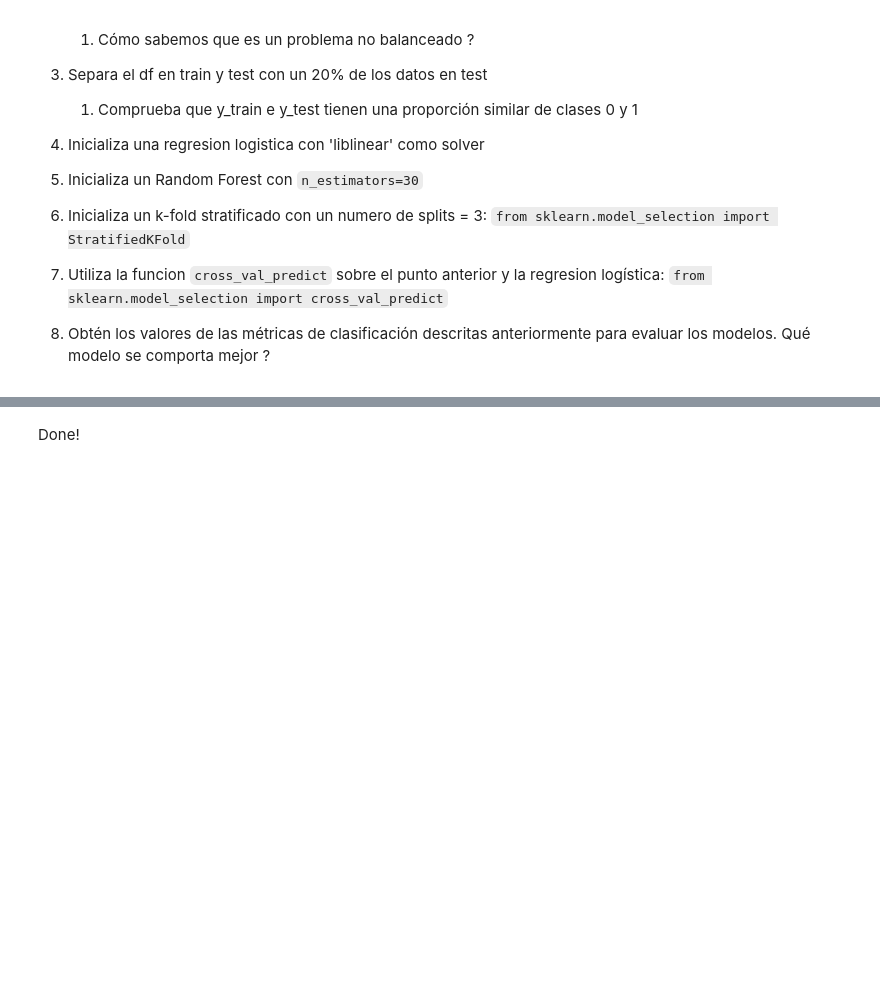
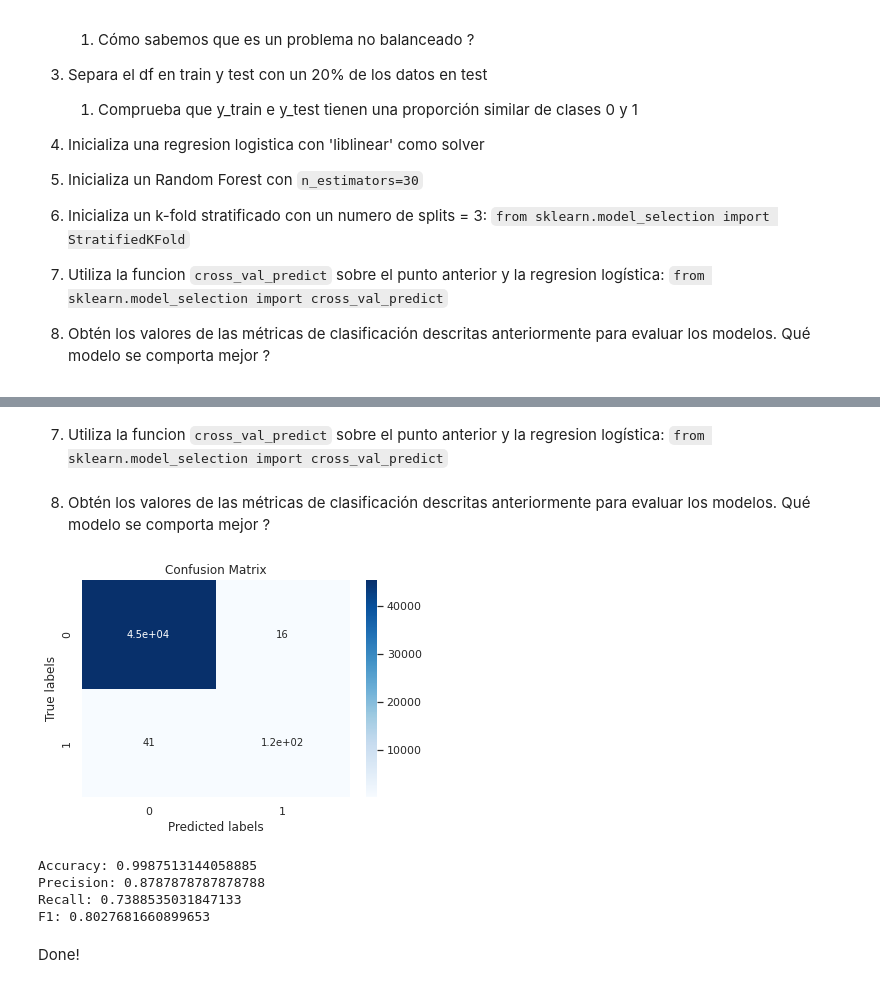
Before and after one commit to llublad/MUSI-AA, a Jupyter notebook: musi-aa-modulo1/W4/practica/3 - Metricas.ipynb, the cells around one changed output, grey strips where cells are left out. Saved outputs shown, nothing was run; the diff lists cells and outputs as text; code cells hidden in the pictures; blank space fills up the shorter version.

```diff
--- a/musi-aa-modulo1/W4/practica/3 - Metricas.ipynb
+++ b/musi-aa-modulo1/W4/practica/3 - Metricas.ipynb
@@ -505,2 +587,46 @@ En el fichero `data/credicard.csv` encontraremos un dataset sobre transacciones
+# %%
+from sklearn.model_selection import StratifiedKFold
+
+cv = StratifiedKFold(n_splits=3)
+# %% [markdown]
+7. Utiliza la funcion `cross_val_predict` sobre el punto anterior y la regresion logística: `from sklearn.model_selection import cross_val_predict`
+# %%
+from sklearn.model_selection import cross_val_predict
+
+y_pred = cross_val_predict(estimator=lr, X=X_train, y=y_train, cv=cv)
+# %% [markdown]
+8. Obtén los valores de las métricas de clasificación descritas anteriormente para evaluar los modelos. Qué modelo se comporta mejor ?
+# %%
+from sklearn.metrics import confusion_matrix
+cm = confusion_matrix(y_train, y_pred)
+# %%
+def plot_confusion_matrix(cm, labels=['0', '1']):
+    ax = plt.subplot()
+    sns.heatmap(cm, annot=True, ax = ax, cmap='Blues')
+
+    # labels, title and ticks
+    ax.set_xlabel('Predicted labels')
+    ax.set_ylabel('True labels')
+    if labels:
+        ax.xaxis.set_ticklabels(labels)
+        ax.yaxis.set_ticklabels(labels)
+
+    ax.set_title('Confusion Matrix')
+# %%
+plot_confusion_matrix(cm)
+# %% [output]
+[figure, added]
+# %%
+from sklearn.metrics import accuracy_score, precision_score, recall_score, f1_score
+
+print("Accuracy:", accuracy_score(y_train, y_pred))
+print("Precision:", precision_score(y_train, y_pred))
+print("Recall:", recall_score(y_train, y_pred))
+print("F1:", f1_score(y_train, y_pred))
+# %% [output]
+Accuracy: 0.9987513144058885
+Precision: 0.8787878787878788
+Recall: 0.7388535031847133
+F1: 0.8027681660899653
 # %% [markdown]
 Done!
```
Also changed, not shown: parts of 16 cells of this notebook, 4 other files.
